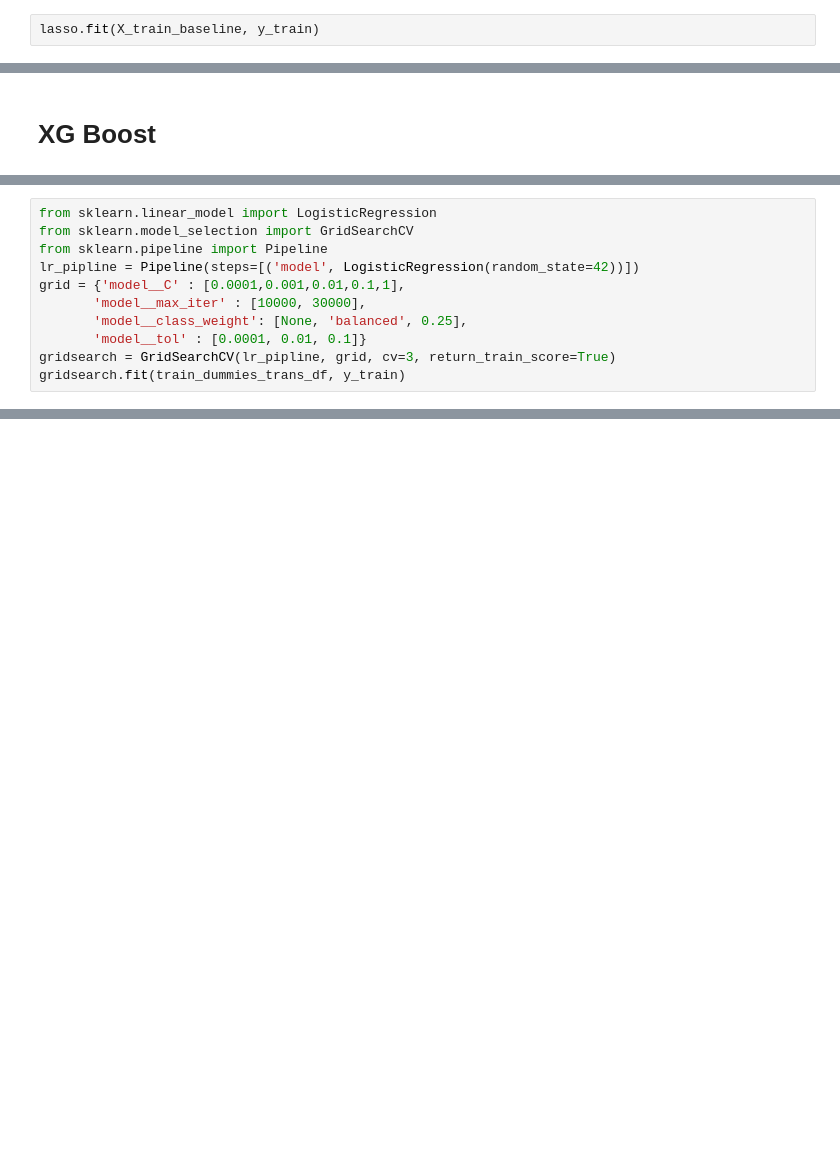
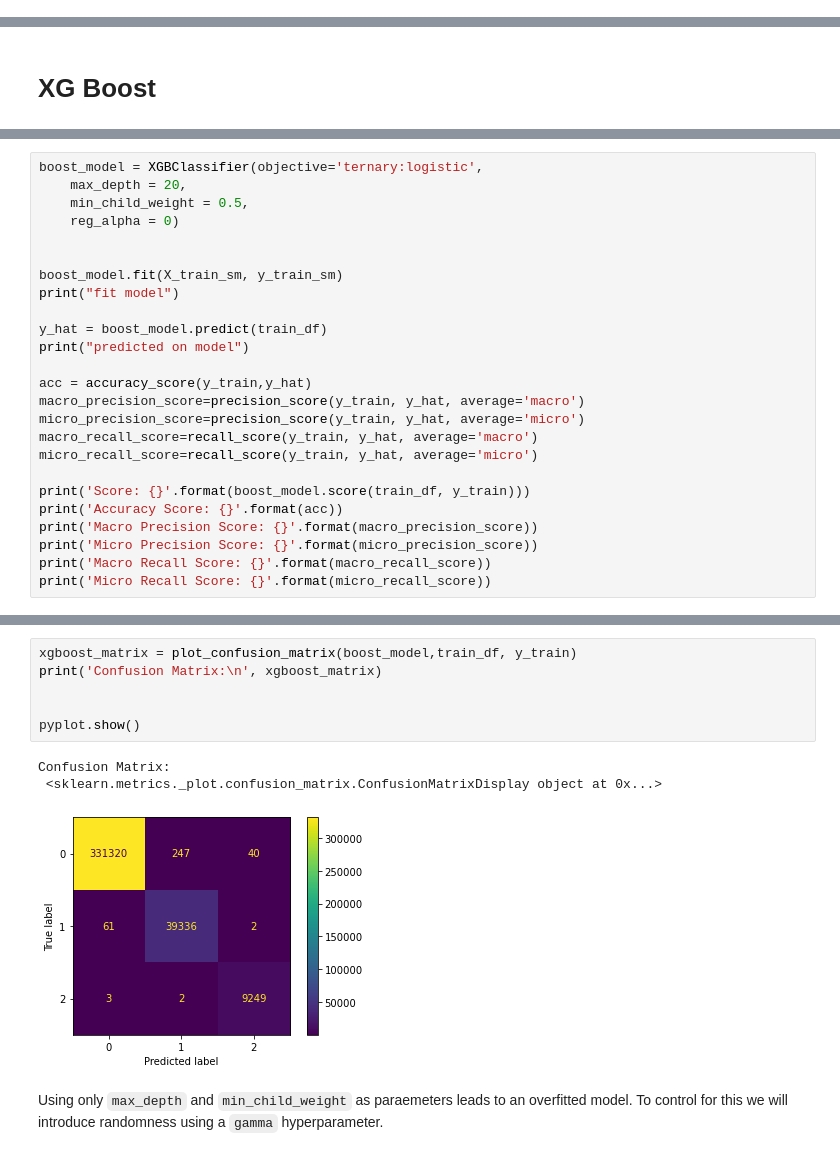
Before and after one commit to raylinsoriano/Project_3_Classification, a Jupyter notebook: lorela_nb.ipynb, the cells around one changed output, grey strips where cells are left out. Cells and saved outputs as stored; diff of their text form; blank space fills up the shorter version.

```diff
--- a/lorela_nb.ipynb
+++ b/lorela_nb.ipynb
@@ -885,2 +397,0 @@ lasso = Lasso(alpha=100, random_state=42)
-# %%
-lasso.fit(X_train_baseline, y_train)
@@ -960,11 +634,0 @@ pyplot.show()
-# %%
-from sklearn.linear_model import LogisticRegression
-from sklearn.model_selection import GridSearchCV
-from sklearn.pipeline import Pipeline
-lr_pipline = Pipeline(steps=[('model', LogisticRegression(random_state=42))])
-grid = {'model__C' : [0.0001,0.001,0.01,0.1,1],
-       'model__max_iter' : [10000, 30000],
-       'model__class_weight': [None, 'balanced', 0.25],
-       'model__tol' : [0.0001, 0.01, 0.1]}
-gridsearch = GridSearchCV(lr_pipline, grid, cv=3, return_train_score=True)
-gridsearch.fit(train_dummies_trans_df, y_train)
@@ -970,0 +672,25 @@ gridsearch.fit(train_dummies_trans_df, y_train)
+# %%
+boost_model = XGBClassifier(objective='ternary:logistic',
+    max_depth = 20,
+    min_child_weight = 0.5,
+    reg_alpha = 0)
+
+
+boost_model.fit(X_train_sm, y_train_sm)
+print("fit model")
+
+y_hat = boost_model.predict(train_df)
+print("predicted on model")
+
+acc = accuracy_score(y_train,y_hat)
+macro_precision_score=precision_score(y_train, y_hat, average='macro')
+micro_precision_score=precision_score(y_train, y_hat, average='micro')
+macro_recall_score=recall_score(y_train, y_hat, average='macro')
+micro_recall_score=recall_score(y_train, y_hat, average='micro')
+
+print('Score: {}'.format(boost_model.score(train_df, y_train)))
+print('Accuracy Score: {}'.format(acc))
+print('Macro Precision Score: {}'.format(macro_precision_score))
+print('Micro Precision Score: {}'.format(micro_precision_score))
+print('Macro Recall Score: {}'.format(macro_recall_score))
+print('Micro Recall Score: {}'.format(micro_recall_score))
@@ -970,0 +707,12 @@ gridsearch.fit(train_dummies_trans_df, y_train)
+# %%
+xgboost_matrix = plot_confusion_matrix(boost_model,train_df, y_train)
+print('Confusion Matrix:\n', xgboost_matrix)
+
+
+pyplot.show()
+# %% [output]
+Confusion Matrix:
+ <sklearn.metrics._plot.confusion_matrix.ConfusionMatrixDisplay object at 0x...>
+[figure, added]
+# %% [markdown]
+Using only `max_depth` and `min_child_weight` as paraemeters leads to an overfitted model. To control for this we will introduce randomness using a `gamma` hyperparameter.
```
Also changed, not shown: parts of 153 cells of this notebook.
